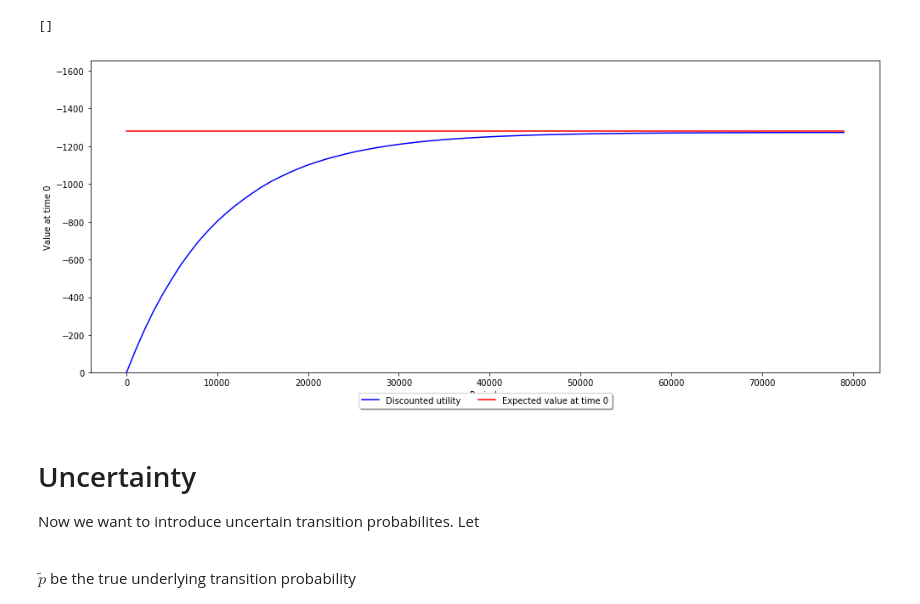
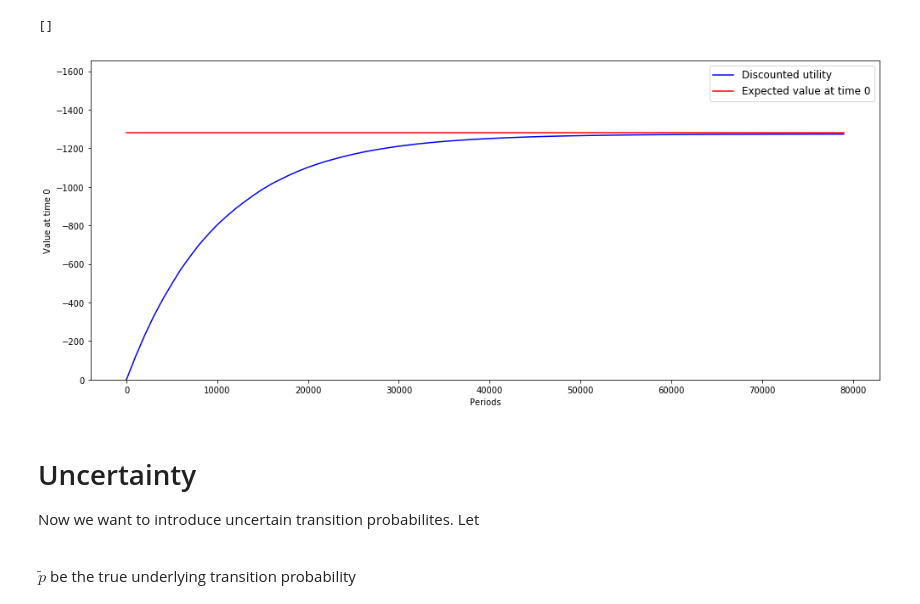
Before and after one commit to OpenSourceEconomics/ruspy, a Jupyter notebook: promotion/Plots and problems.ipynb, the cells around one changed output. Drawn from its saved outputs; the diff is of its cells as text; code cells hidden in the pictures.

```diff
--- a/promotion/Plots and problems.ipynb
+++ b/promotion/Plots and problems.ipynb
@@ -87,40 +125,39 @@ init_dict['simulation']['params'] = cost_results['x']
 # %%
-# The estimated probabilities are our starting point.
-init_dict['simulation']['known probs'] = trans_results['x']
-init_dict['simulation']['params'] = cost_results['x']
 # From previos runs, I knwo that the maximal achievable
 # Simulate a dataset with these values.
-df, unobs, utilities, num_states = simulate(init_dict['simulation'])
+df_fig_1, unobs_fig_1, utilities_fig_1, num_states_fig_1 = simulate(init_dict['simulation'])
 
 # The theoretic value at time zero is computed.
-costs = myopic_costs(num_states, lin_cost, init_dict['simulation']['params'])
-trans_probs = np.array(init_dict['simulation']['known probs'])
-trans_mat = create_transition_matrix(num_states, trans_probs)
-ev = calc_fixp(num_states, trans_mat, costs, beta)
+costs_org = myopic_costs(num_states, lin_cost, init_dict['simulation']['params'])
+trans_probs_org = np.array(init_dict['simulation']['known probs'])
+trans_mat_org = create_transition_matrix(num_states, trans_probs)
+ev_org = calc_fixp(num_states, trans_mat, costs, beta)
 
 # Calculate the expected value at time zero
-v_exp = np.full(num_points, calc_ev_0(ev, unobs, num_buses))
+v_exp_fig_1 = np.full(num_points, calc_ev_0(ev, unobs, num_buses))
 # Calculate the value at time 0 by discounting the utility
-v_disc = discount_utility(np.zeros(num_points), num_buses, gridsize, num_periods, utilities, beta)
+v_disc_fig_1 = discount_utility(np.zeros(num_points), num_buses, gridsize, num_periods, utilities, beta)
 # Create a numpy array of the periods for plotting
 periods = np.arange(0, num_periods, gridsize)
 # %%
 fig = plt.figure(figsize=(14, 6))
 ax = fig.add_subplot(111)
-ax.set_ylim([0, 1.3 * v_disc[-1]])
+ax.set_ylim([0, 1.3 * v_disc_fig_1[-1]])
 ax.set_ylabel(r"Value at time 0")
 ax.set_xlabel(r"Periods")
-ax.plot(periods, v_disc, color='blue', label='Discounted utility')
-ax.plot(periods, v_exp, color='red', label='Expected value at time 0')
+ax.plot(periods, v_disc_fig_1, color='blue', label='Discounted utility')
+ax.plot(periods, v_exp_fig_1, color='red', label='Expected value at time 0')
 
-ax.legend(loc='upper center', bbox_to_anchor=(0.5, -0.05), shadow=True, ncol=2)
 
+
+plt.legend()
+ax.legend(fontsize=12)
 plt.tight_layout()
 
 plt.plot()
 # %% [output]
 []
-[figure, old version]
+[figure, new version]
 # %% [markdown]
 # Uncertainty
 
```
Also changed, not shown: parts of 41 cells of this notebook, 5 other files.
